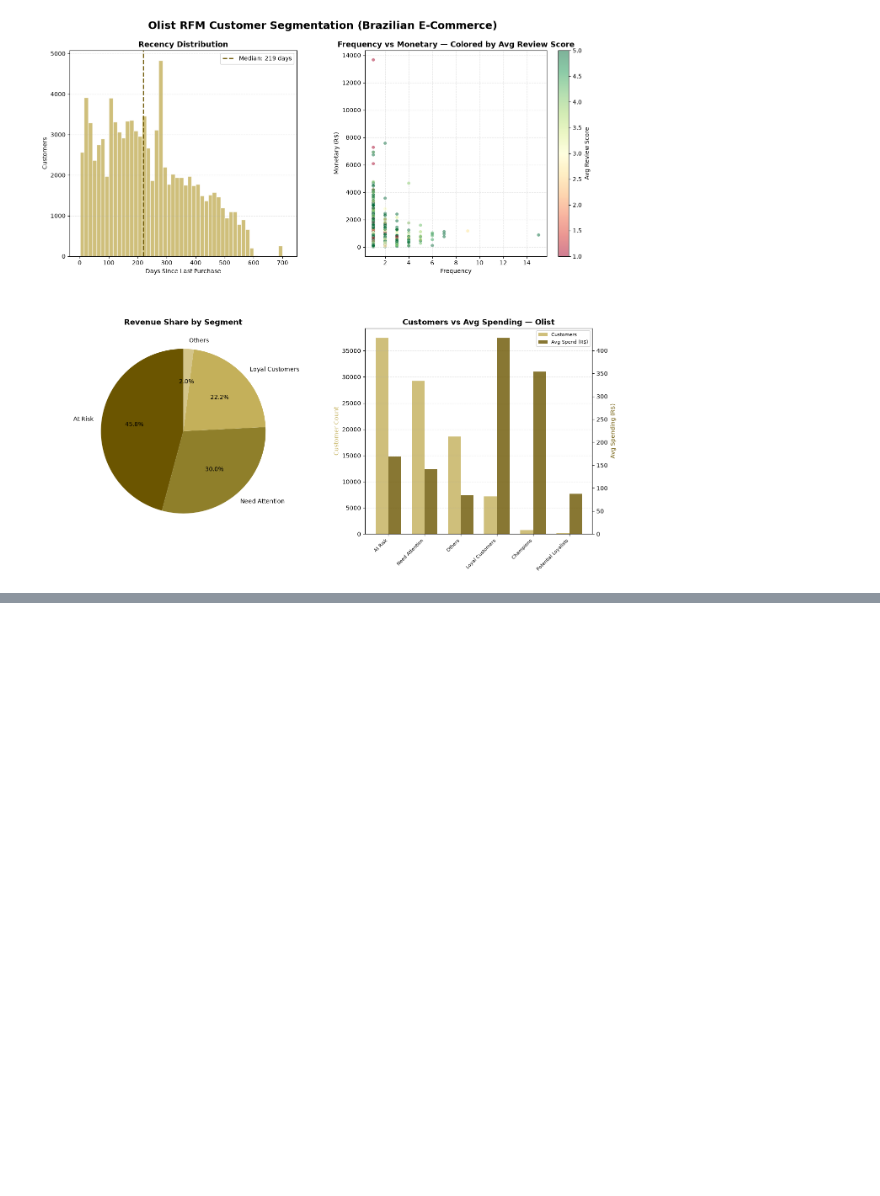
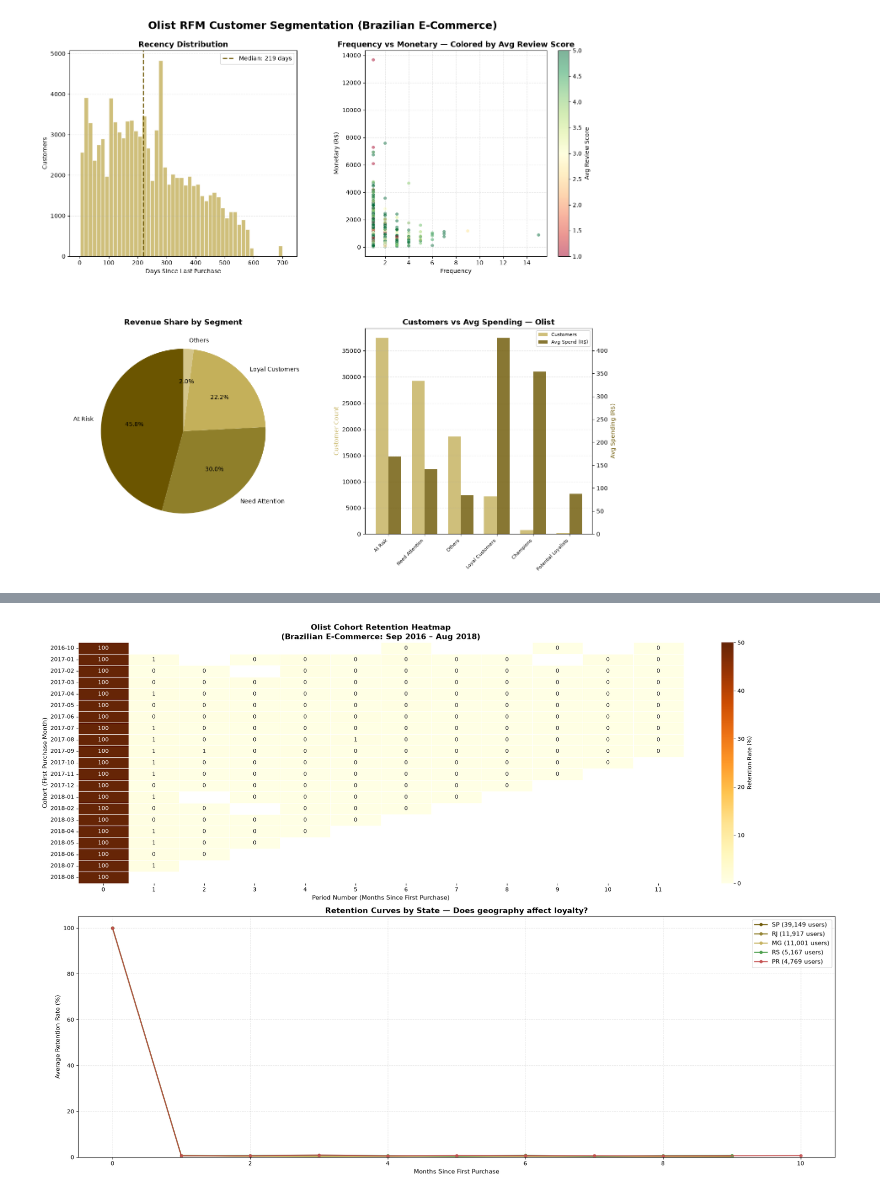
Before and after one commit to lxthappt/e-commerce-analysis, a Jupyter notebook: olist_analysis.ipynb, the cells around one changed output, grey strips where cells are left out. Drawn from its saved outputs; the diff is of its cells as text; code cells hidden in the pictures; blank space fills up the shorter version.

Commit message:
feat(Olist): Cohort同期群留存分析(按客户) + 按州分组对比

```diff
--- a/olist_analysis.ipynb
+++ b/olist_analysis.ipynb
@@ -1114,3 +1114,22 @@ plt.subplots_adjust(top=0.93, hspace=0.35, wspace=0.3)
 plt.show()
 # %% [output]
 [figure]
+# %%
+# ===== Cell 25：Olist Cohort — 首次购买月份定义 =====
+
+# 步骤1：提前准备 purchase_month 列
+if 'purchase_month' not in df.columns:
+    df['purchase_month'] = df['order_purchase_timestamp'].dt.to_period('M')
+df['OrderMonth'] = df['purchase_month'].astype(str)
+
+# 步骤2：每个 customer_unique_id 的首次购买月份
+# 关键区别：用 customer_unique_id，不是 customer_id
+cohort_first = df.groupby('customer_unique_id')['OrderMonth'].min().reset_index()
+cohort_first.columns = ['customer_unique_id', 'CohortMonth']
+
+# 查看 Cohort 规模分布
+cohort_sizes = cohort_first['CohortMonth'].value_counts().sort_index()
+print("各月份新客数量（前5和后5）:")
+print(cohort_sizes.head(5))
+print("...")
+print(cohort_sizes.tail(5))
@@ -1116,0 +1220,68 @@ plt.show()
+# %%
+# ===== Cell 26：Olist Cohort 热力图 + 按州分组留存曲线 =====
+
+fig = plt.figure(figsize=(20, 14))
+
+highlight = '#6b5500'
+secondary = '#c4b05a'
+
+# --- 上图：留存率热力图 ---
+ax1 = plt.subplot(2, 1, 1)
+sns.heatmap(
+    retention * 100,
+    annot=True, fmt='.0f', cmap='YlOrBr',
+    vmin=0, vmax=50,
+    linewidths=0.5, linecolor='white',
+    cbar_kws={'label': 'Retention Rate (%)'},
+    ax=ax1
+)
+ax1.set_title('Olist Cohort Retention Heatmap\n(Brazilian E-Commerce: Sep 2016 – Aug 2018)',
+              fontsize=14, fontweight='bold')
+ax1.set_xlabel('Period Number (Months Since First Purchase)', fontsize=11)
+ax1.set_ylabel('Cohort (First Purchase Month)', fontsize=11)
+
+# --- 下图：按州分组的平均留存曲线 ---
+ax2 = plt.subplot(2, 1, 2)
+
+# 取 Top 5 州
+top_5_states = df['customer_state'].value_counts().head(5).index.tolist()
+state_colors = ['#6b5500', '#8f7f2a', '#c4b05a', '#4a9e4a', '#c44e4e']
+
+# 预先构建用户→州映射（避免循环内重复筛选）
+user_state = df[['customer_unique_id', 'customer_state']].drop_duplicates()
+
+for state, color in zip(top_5_states, state_colors):
+    # 该州的客户列表
+    state_users = user_state[user_state['customer_state'] == state]['customer_unique_id'].unique()
+
+    # 直接在 df_cohort 上筛选，CohortMonth 和 PeriodNumber 已存在
+    state_data = df_cohort[df_cohort['customer_unique_id'].isin(state_users)]
+
+    # 构建该州的留存矩阵
+    state_matrix = state_data.groupby(
+        ['CohortMonth', 'PeriodNumber']
+    )['customer_unique_id'].nunique().unstack()
+
+    # 过滤队列人数 >= 20 的（州级队列人数少，阈值降低）
+    if 0 in state_matrix.columns:
+        valid_state_cohorts = state_matrix[state_matrix[0] >= 20].index
+        state_matrix = state_matrix.loc[state_matrix.index.isin(valid_state_cohorts)]
+        state_retention = state_matrix.divide(state_matrix[0], axis=0)
+        state_avg = state_retention.mean(axis=0) * 100
+
+        ax2.plot(state_avg.index[:10], state_avg.values[:10],
+                 color=color, linewidth=2, marker='o', markersize=5,
+                 label=f'{state} ({len(state_users):,} users)', alpha=0.85)
+
+ax2.set_title('Retention Curves by State — Does geography affect loyalty?',
+              fontsize=14, fontweight='bold')
+ax2.set_xlabel('Months Since First Purchase', fontsize=11)
+ax2.set_ylabel('Average Retention Rate (%)', fontsize=11)
+ax2.legend(fontsize=11, loc='upper right')
+ax2.grid(alpha=0.3, linestyle='--')
+ax2.set_ylim(bottom=0)
+
+plt.tight_layout()
+plt.show()
+# %% [output]
+[figure, added]
```
Also changed, not shown: parts of 2 cells of this notebook.
